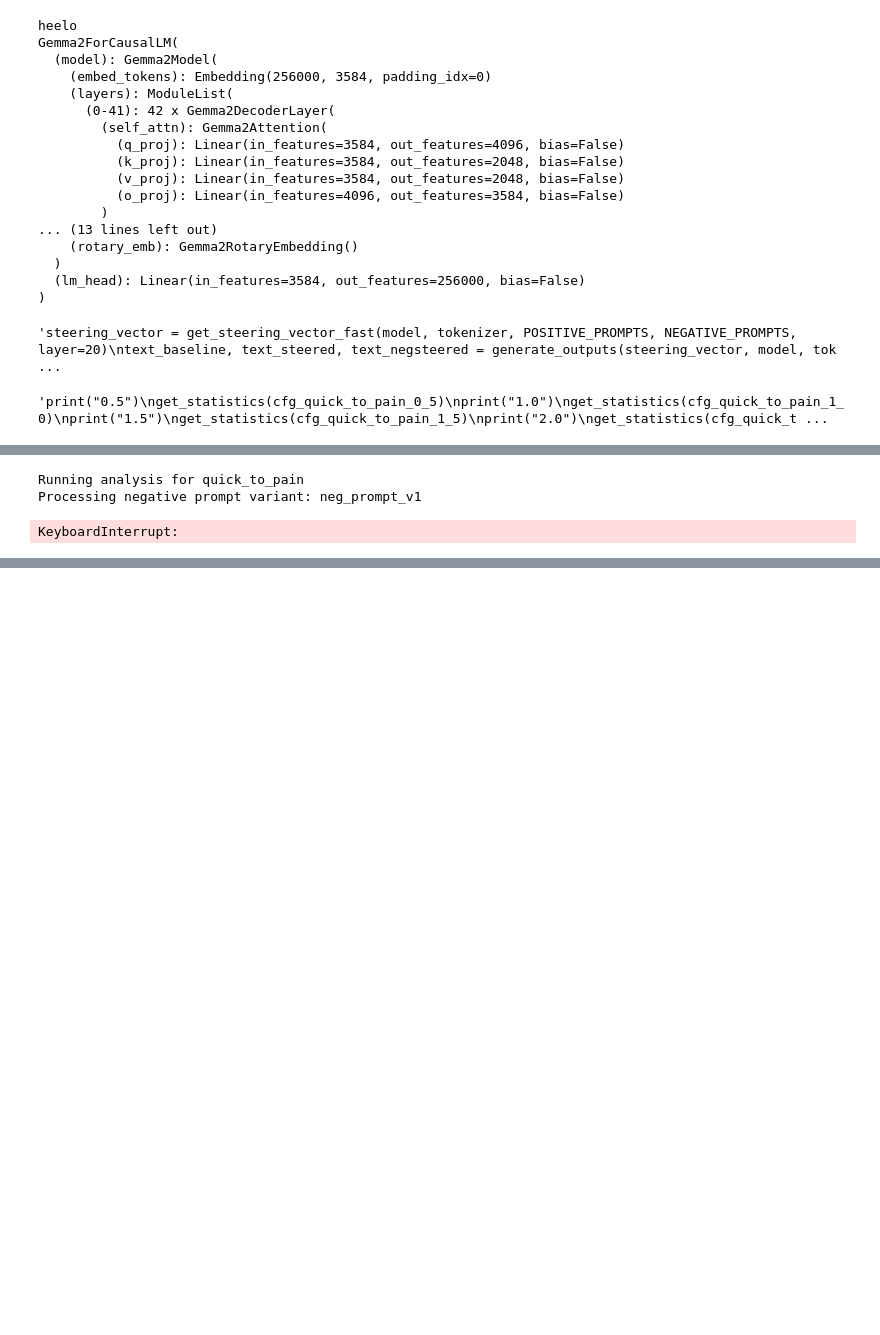
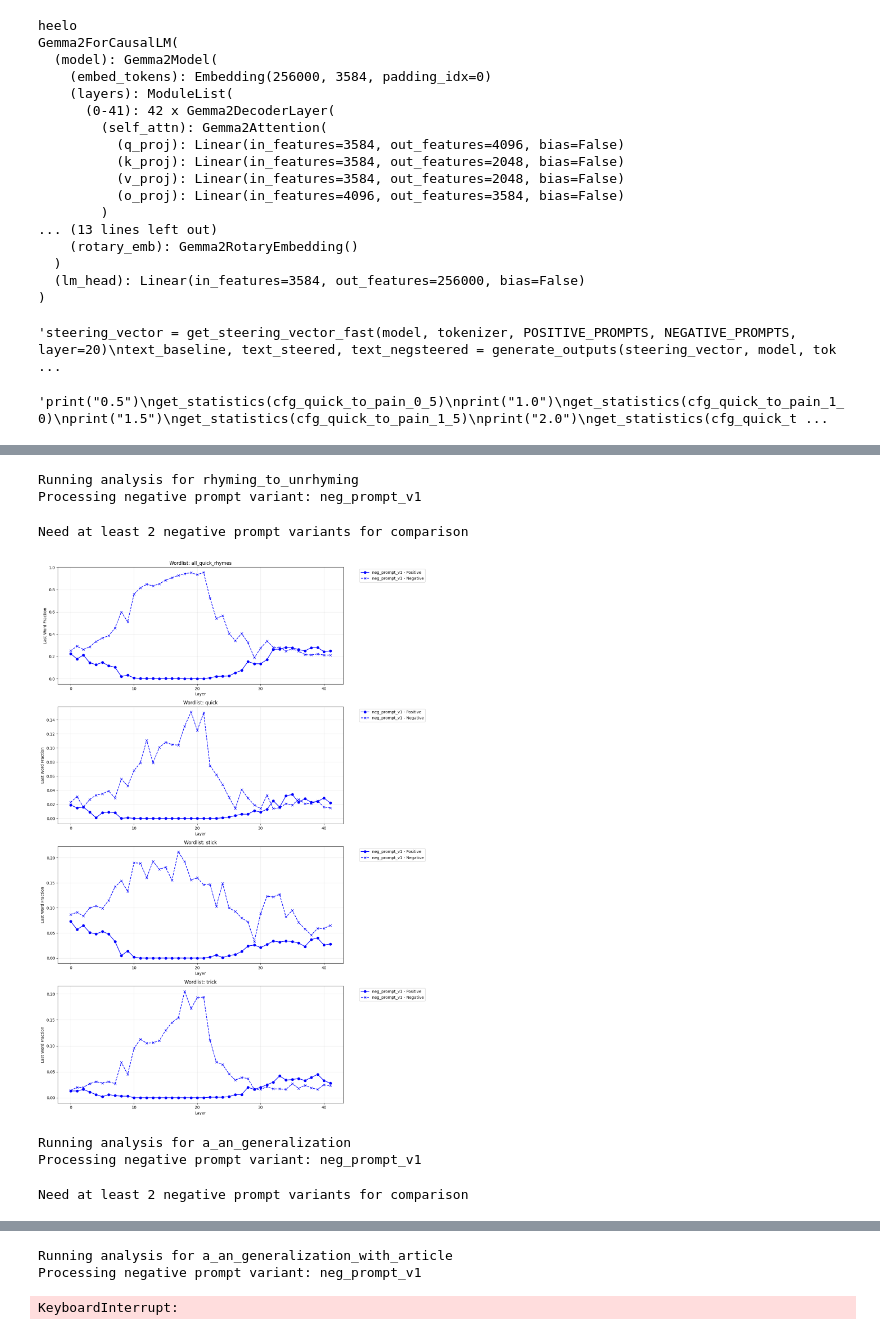
Before and after one commit to Jim-Maar/implicit-planning-in-llms, a Jupyter notebook: experiments_jim/2025-04-25-rerun-everything/plot_steeering_across_layers.ipynb, the cells around one changed output, grey strips where cells are left out. Drawn from its saved outputs; the diff is of its cells as text; code cells hidden in the pictures; blank space fills up the shorter version.

```diff
--- a/experiments_jim/2025-04-25-rerun-everything/plot_steeering_across_layers.ipynb
+++ b/experiments_jim/2025-04-25-rerun-everything/plot_steeering_across_layers.ipynb
@@ -465,6 +466,7 @@ class SteeringExperimentConfig:
     steering_multiplier: float = 1.5
     save_vectors: bool = False
     one_shot: bool = False
+    extra_line: bool = True
 # %%
 def get_statistics(cfg: SteeringExperimentConfig):
     # model, tokenizer, positive_prompts, negative_prompts, generation_prompt, positive_words, negative_words, batch_size=500, layer=27, steering_multiplier=1.5, max_new_tokens=30, one_shot=False
@@ -769,9 +771,11 @@ def run_analysis(cfg: SteeringExperimentConfig):
         generation_prompt=cfg.generation_prompt,
         wordlists_dict=cfg.wordlists,
         num_layers=model.config.num_hidden_layers,
+        batch_size=1000,
         steering_multiplier=cfg.steering_multiplier,
         save_vectors=cfg.save_vectors,
-        one_shot=cfg.one_shot
+        one_shot=cfg.one_shot,
+        extra_line=cfg.extra_line,
     )
     save_and_plot_results(results, f"layer_analysis_results_{cfg.experiment_name}.png")
     return results
@@ -836,9 +840,10 @@ cfg_quick_to_unrhymed = SteeringExperimentConfig(
         "trick": ["trick"],
         "rain": ["rain"],
         "pain": ["pain"],
-        "crane": ["crane"],
+        "mane": ["mane"],
     },
     one_shot=True,
+    extra_line=False,
 )
 
 len_rollout_rhymed = len(rhymed_couplets)
@@ -860,7 +865,7 @@ unrhymed_couplets_one_shoot = [unrhymed_couplets_half[i] + "\n" + unrhymed_coupl
 # Rhyming to unrhyming
 cfg_rhyming_to_unrhyming = SteeringExperimentConfig(
     experiment_name='rhyming_to_unrhyming',
-    generation_prompt='A rhymed couplet:\nHe saw a carrot and had to grab it\n',
+    generation_prompt=example_based_unrhymed_prompts_quick[10], # 'A rhymed couplet:\nA leopard appeared, fierce and quick\n',
     positive_prompts=rhymed_couplets_one_shoot,
     negative_prompts=unrhymed_couplets_one_shoot,
     wordlists={
@@ -868,7 +873,9 @@ cfg_rhyming_to_unrhyming = SteeringExperimentConfig(
         "quick": ["quick"],
         "stick": ["stick"],
         "trick": ["trick"],
-    }
+    },
+    one_shot=True,
+    extra_line=False,
 )
 
 one_shot_prompt = "Uses sand to measure time:\nAn hourglass"
@@ -880,41 +887,45 @@ ape_one_shot_prompts = [one_shot_prompt + "\n\n" + line for line in an_ape_quest
 cfg_a_an_generalization = SteeringExperimentConfig(
     experiment_name='a_an_generalization',
     generation_prompt='A rhymed couplet:\nHe saw a carrot and had to grab it\n',
-    positive_prompts=a_rabbit_questions,
-    negative_prompts=a_habit_questions,
+    positive_prompts=rabbit_one_shot_prompts,
+    negative_prompts=habit_one_shot_prompts,
     wordlists={
         "rabbit": ["rabbit"],
         "habit": ["habit"],
     },
-    one_shot=True
+    one_shot=False,
 )
 
-a_rabbit_questions_and_article = [line + "A " for line in a_rabbit_questions]
-a_habit_questions_and_article = [line + "A " for line in a_habit_questions]
-an_ape_questions_and_article = [line + "An " for line in an_ape_questions]
+a_rabbit_questions_and_article_one_shot = [line + "A " for line in rabbit_one_shot_prompts]
+a_habit_questions_and_article_one_shot = [line + "A " for line in habit_one_shot_prompts]
+an_ape_questions_and_article_one_shot = [line + "An " for line in ape_one_shot_prompts]
 
 # a / an generalization with article
 cfg_a_an_generalization_with_article = SteeringExperimentConfig(
     experiment_name='a_an_generalization_with_article',
     generation_prompt='A rhymed couplet:\nHe saw a carrot and had to grab it\n',
-    positive_prompts=a_rabbit_questions_and_article,
-    negative_prompts=a_habit_questions_and_article,
+    positive_prompts=a_rabbit_questions_and_article_one_shot,
+    negative_prompts=a_habit_questions_and_article_one_shot,
     wordlists={
         "rabbit": ["rabbit"],
         "habit": ["habit"],
     },
-    one_shot=True
+    one_shot=False,
 )
 # %%
 # cfg_quick_to_pain, cfg_rabbit_to_habit_cheating, cfg_rabbit_to_habit_oneshot, cfg_quick_to_unrhymed, cfg_rhyming_to_unrhyming, cfg_a_an_generalization, cfg_a_an_generalization_with_article
-run_analysis(cfg_quick_to_pain)
-run_analysis(cfg_rabbit_to_habit_cheating)
-run_analysis(cfg_rabbit_to_habit_oneshot)
-run_analysis(cfg_quick_to_unrhymed)
+# run_analysis(cfg_quick_to_pain)
+# run_analysis(cfg_rabbit_to_habit_cheating)
+# run_analysis(cfg_rabbit_to_habit_oneshot)
+# run_analysis(cfg_quick_to_unrhymed)
 run_analysis(cfg_rhyming_to_unrhyming)
 run_analysis(cfg_a_an_generalization)
 run_analysis(cfg_a_an_generalization_with_article)
 # %% [output]
-Running analysis for quick_to_pain
+Running analysis for rhyming_to_unrhyming
 Processing negative prompt variant: neg_prompt_v1
-KeyboardInterrupt:
+Need at least 2 negative prompt variants for comparison
+[figure, added]
+Running analysis for a_an_generalization
+Processing negative prompt variant: neg_prompt_v1
+Need at least 2 negative prompt variants for comparison
@@ -920,0 +933,3 @@ KeyboardInterrupt:
+Running analysis for a_an_generalization_with_article
+Processing negative prompt variant: neg_prompt_v1
+KeyboardInterrupt:
```
Also changed, not shown: parts of 13 cells of this notebook, 8 other files.
